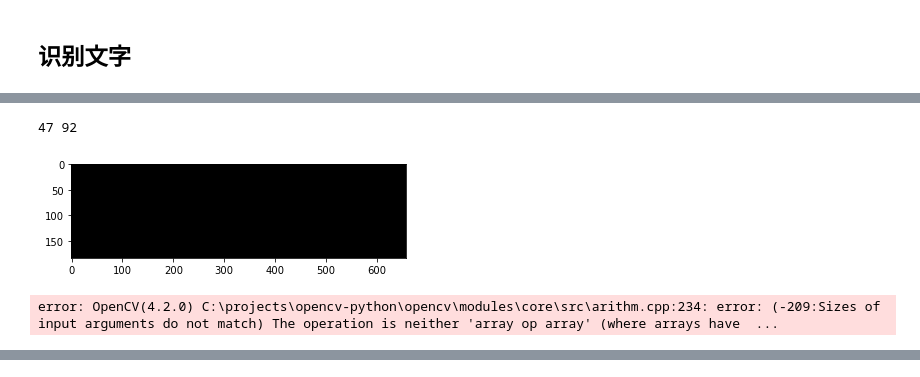
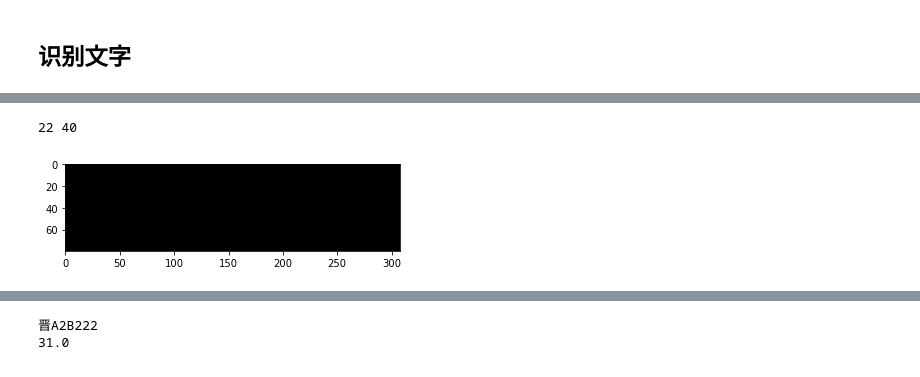
Before and after one commit to jinondo/licence_plate, a Jupyter notebook: completeTest.ipynb, the cells around one changed output, grey strips where cells are left out. Drawn from its saved outputs; the diff is of its cells as text; code cells hidden in the pictures.

```diff
--- a/completeTest.ipynb
+++ b/completeTest.ipynb
@@ -105,9 +118,9 @@ for item in contours:
     width = rect[2]
     height = rect[3]
     # 440mm×140mm
-    if (width > (height * 2.5)) and (width < (height * 4)):
+    if (width > (height * 2.5)) and (width < (height * 6)):
         image = original[y:y + height, x:x + width]
         # 图像保存
         plt_showRGB(image,'complete licence plate')
-        cv2.imwrite('./outputImages/plate.png', image)
+        #cv2.imwrite('./outputImages/plate.png', image)
 # %% [output]
@@ -135,6 +148,7 @@ plt_showGray(image,'THRESH_OTSU')
 通过计算二值图像黑白点的个数，当白的个数大于黑点个数
 用阈值分割实现黑白反转
 '''
+flag = 0 # 后面再次进行绿牌照处理的标志，0-蓝牌照，1-绿牌照
 area_white = 0
 area_black = 0
 height, width = image.shape
@@ -149,4 +163,5 @@ print('white: ',area_white,'blcak:',area_black)
 if area_white>area_black:
     ret, image = cv2.threshold(imgGray, 0, 255, cv2.THRESH_OTSU | cv2.THRESH_BINARY_INV)
     plt_showGray(image,'THRESH_BINARY_INV')
+    flag = 1
 # %% [output]
@@ -156,6 +171,6 @@ white:  14656 blcak: 39013
 # %%
 # 创建一个结构元素，用于形态学处理
-kernel = cv2.getStructuringElement(cv2.MORPH_RECT, (2, 2))
+kernel = cv2.getStructuringElement(cv2.MORPH_RECT, (3, 3))
 # 膨胀操作，使单个文字成为一体，特指中文（因为中文文字整体不相连）
 image = cv2.dilate(image, kernel)
 plt_showGray(image,'dilate')
@@ -245,7 +260,7 @@ def imagesProcess(images,flag):
         images_process.append(image)
     return images_process
 # %%
-image_words = imagesProcess(image_words,0)
+image_words = imagesProcess(image_words,flag)
 for item in image_words:
     plt_showGray(item)
 # %% [output]
@@ -259,20 +274,25 @@ for item in image_words:
 # %%
 import numpy as np
 # 把每个字符结合成一幅图
 height,width = image_words[0].shape
 print(width,height)
 
 bg = np.zeros((height*2, width*len(image_words)*2),np.uint8)
 plt_showGray(bg)
-moveX = 20
+# roi = bg[45:height+45,20:width+20]
+# print(roi.shape)
+# newi = cv2.bitwise_or(image_words[0],roi)
+# plt_showGray(newi)
+moveX = width
+moveY = int(height//2)
+spacing = int(width//2.3)
 for index,item in enumerate(image_words):
     height,width = item.shape
-    roi = bg[45:height,moveX:width]
+    roi = bg[moveY:height+moveY,moveX:width+moveX]
     newi = cv2.bitwise_or(item,roi)
-    bg[45:height,moveX:width] = newi
+    bg[moveY:height+moveY,moveX:width+moveX] = newi
     plt_showGray(bg)
-    moveX += width
+    moveX = moveX + width + spacing
 # %% [output]
-47 92
+22 40
-[figure, old version]
+[figure, new version]
-error: OpenCV(4.2.0) C:\projects\opencv-python\opencv\modules\core\src\arithm.cpp:234: error: (-209:Sizes of input arguments do not match) The operation is neither 'array op array' (where arrays have  ...
@@ -278,0 +306,9 @@ error: OpenCV(4.2.0) C:\projects\opencv-python\opencv\modules\core\src\arithm.cp
+# %%
+from PIL import Image
+import pytesseract
+text=pytesseract.image_to_string(bg,lang='chi_sim',config='licenceplate')
+print(text)
+print(47//1.5)
+# %% [output]
+晋A2B222
+31.0
```
Also changed, not shown: parts of 16 cells of this notebook, 5 other files.
